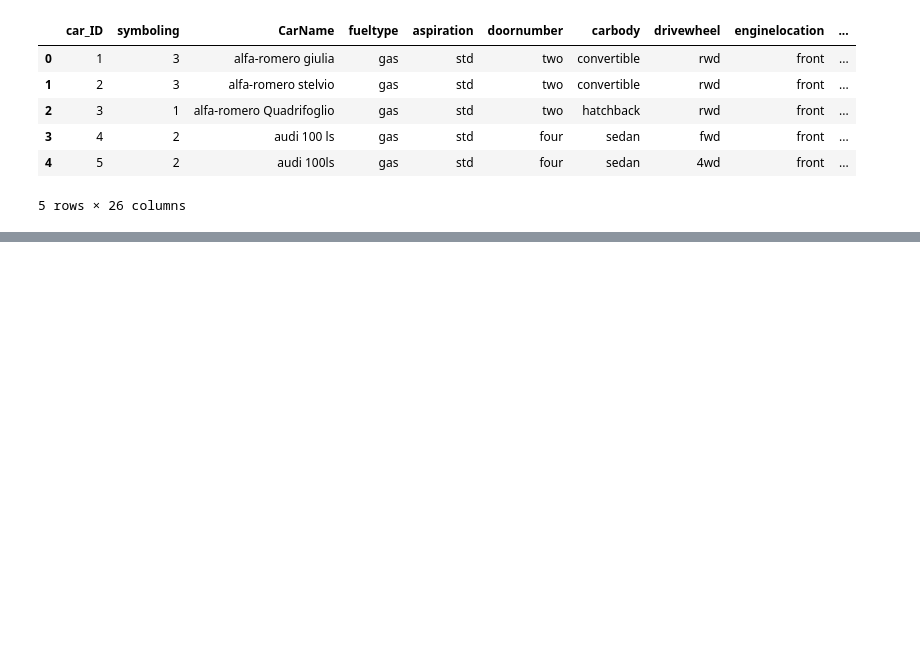
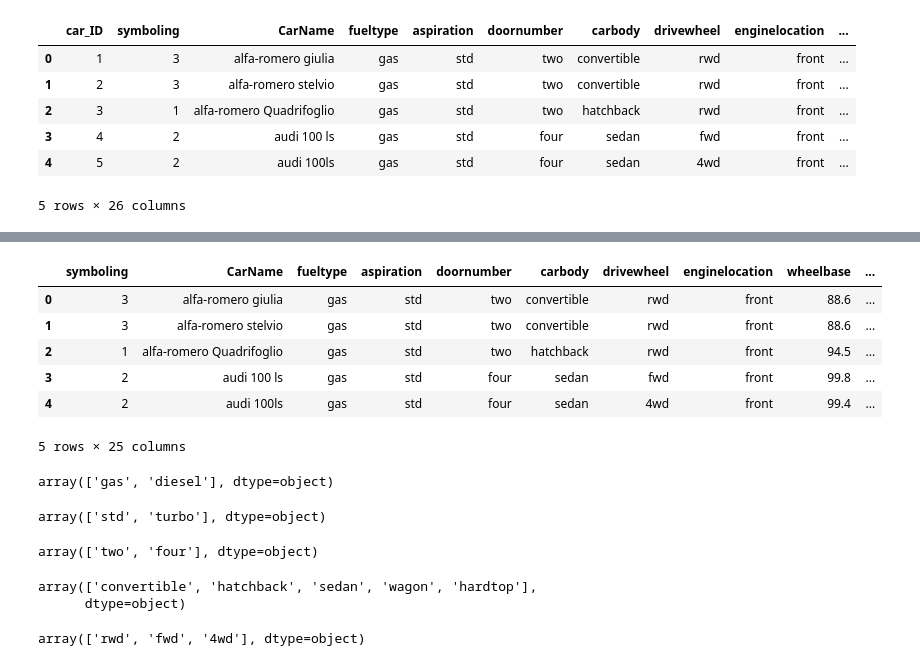
Before and after one commit to asmitdas674/Research-AI-Task-4, a Jupyter notebook: LR_Model.ipynb, the cells around one changed output, grey strips where cells are left out. Cells and saved outputs as stored; diff of their text form; code cells hidden in the pictures; blank space fills up the shorter version.

```diff
--- a/LR_Model.ipynb
+++ b/LR_Model.ipynb
@@ -22,0 +41,33 @@ df.head()
+# %%
+df = df.drop(columns=['car_ID'])
+# %%
+df.head()
+# %% [output]
+|  | symboling | CarName | fueltype | aspiration | doornumber | carbody | drivewheel | enginelocation | wheelbase | ... |
+| 0 | 3 | alfa-romero giulia | gas | std | two | convertible | rwd | front | 88.6 | ... |
+| 1 | 3 | alfa-romero stelvio | gas | std | two | convertible | rwd | front | 88.6 | ... |
+| 2 | 1 | alfa-romero Quadrifoglio | gas | std | two | hatchback | rwd | front | 94.5 | ... |
+| 3 | 2 | audi 100 ls | gas | std | four | sedan | fwd | front | 99.8 | ... |
+| 4 | 2 | audi 100ls | gas | std | four | sedan | 4wd | front | 99.4 | ... |
+5 rows × 25 columns
+# %%
+df['fueltype'].unique()
+# %% [output]
+array(['gas', 'diesel'], dtype=object)
+# %%
+df['aspiration'].unique()
+# %% [output]
+array(['std', 'turbo'], dtype=object)
+# %%
+df['doornumber'].unique()
+# %% [output]
+array(['two', 'four'], dtype=object)
+# %%
+df['carbody'].unique()
+# %% [output]
+array(['convertible', 'hatchback', 'sedan', 'wagon', 'hardtop'],
+      dtype=object)
+# %%
+df['drivewheel'].unique()
+# %% [output]
+array(['rwd', 'fwd', '4wd'], dtype=object)
```
Also changed, not shown: parts of 11 cells of this notebook, 1 other file.
